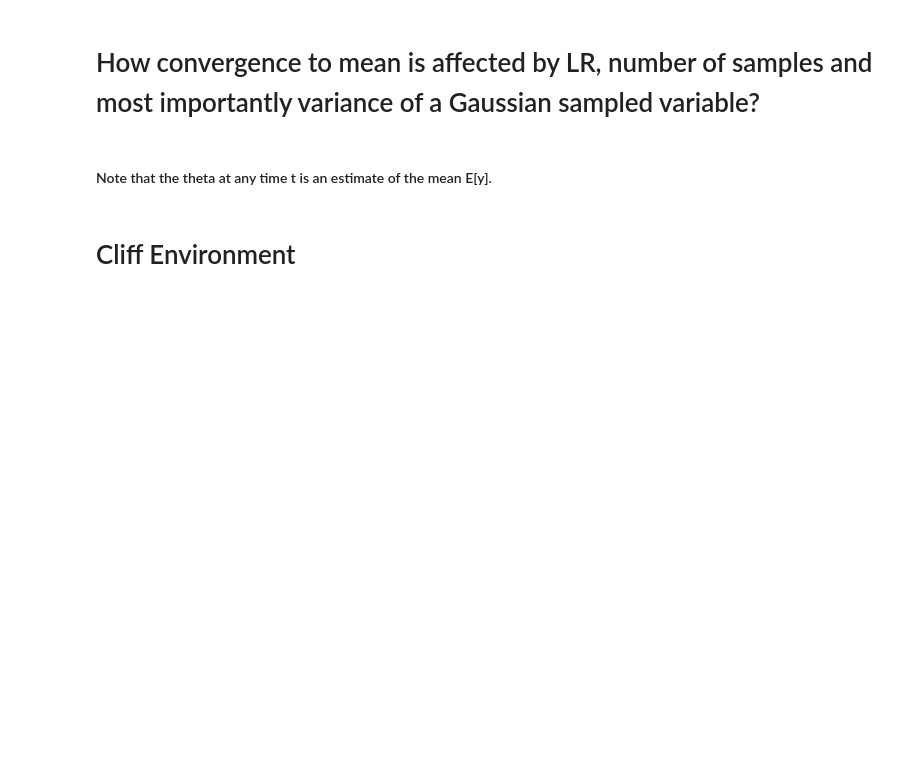
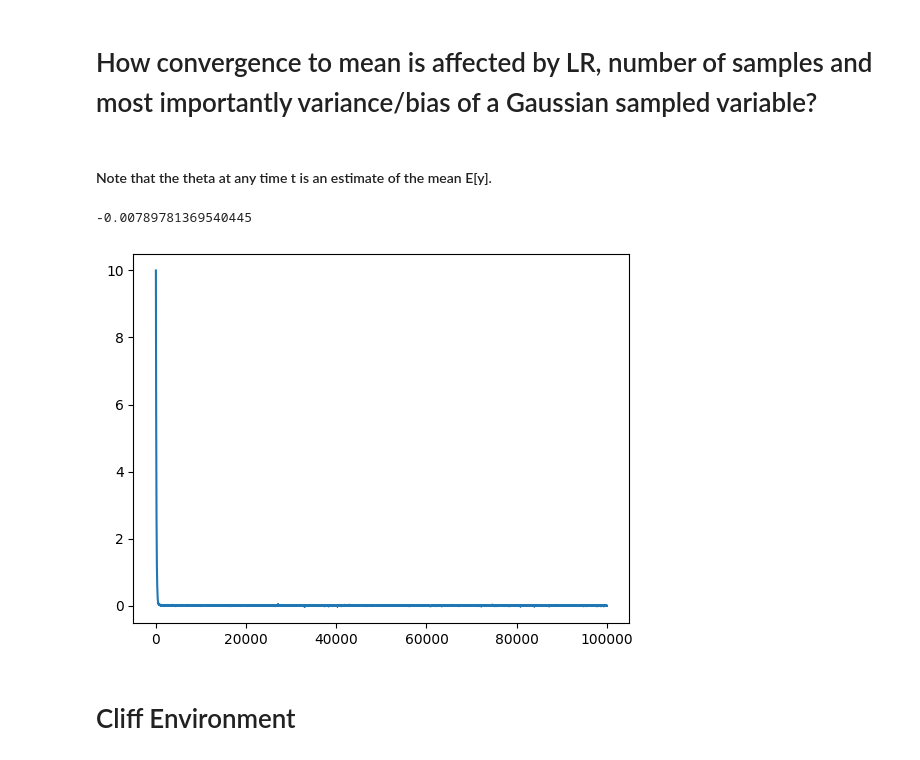
Before and after one commit to gmuthu7/Gridworld, a Jupyter notebook: gridworld.ipynb, the cells around one changed output. Drawn from its saved outputs; the diff is of its cells as text; code cells hidden in the pictures; blank space fills up the shorter version.

```diff
--- a/gridworld.ipynb
+++ b/gridworld.ipynb
@@ -6,21 +6,24 @@ from tqdm import tqdm
 from matplotlib.axes import Axes
 from matplotlib.figure import Figure
 # %% [markdown]
-<h1> How convergence to mean is affected by LR, number of samples and most importantly variance of a Gaussian sampled variable?</h1>
+<h1> How convergence to mean is affected by LR, number of samples and most importantly variance/bias of a Gaussian sampled variable?</h1>
 # %% [markdown]
 <h4>Note that the theta at any time t is an estimate of the mean E[y].</h4>
 # %%
-fig: Figure = plt.figure()
-ax: Axes = fig.subplots()
-num_points = 10000
+fig,ax = plt.subplots(1,1)
+num_points = 100000
 y = np.random.randn(num_points) * 0.1
 x = np.arange(num_points)
 theta_plt = []
 theta = 10
 for i in range(num_points):
-    theta = theta + 0.1 * (y[i] - theta)
+    theta = theta + 0.01 * ( (y[i]+(10/(i+1))) - theta)
     theta_plt.append(theta)
 ax.plot(x, theta_plt)
+print(theta)
+# %% [output]
+-0.00789781369540445
+[figure, added]
 # %% [markdown]
 <h1> Cliff Environment </h1>
 # %%
```
Also changed, not shown: parts of 9 cells of this notebook, 1 other file.
